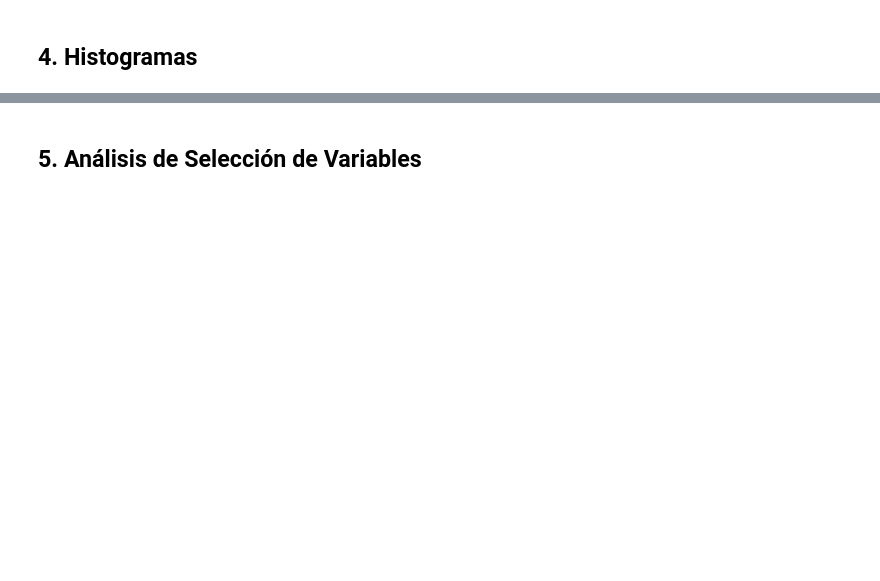
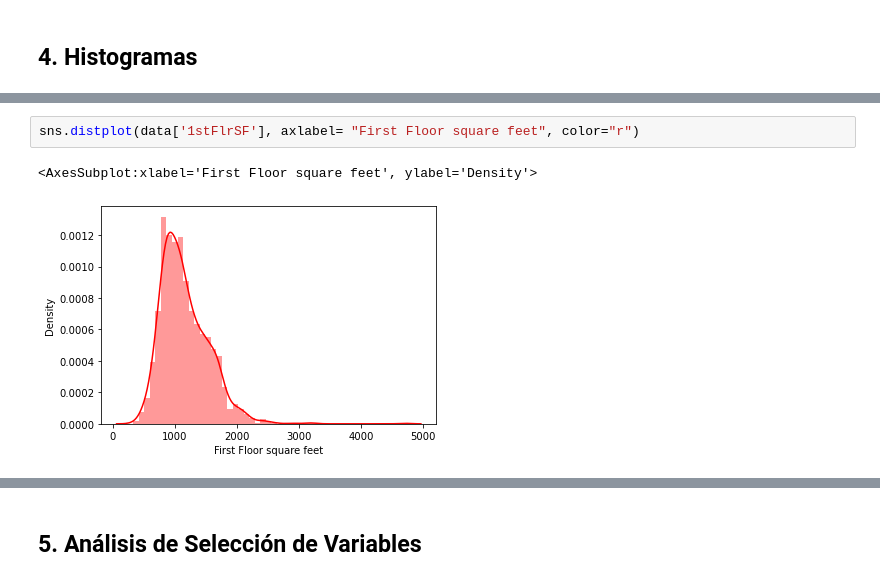
Before and after one commit to andrear17/Proyecto_Final-CDP, a Jupyter notebook: Proyecto_Final.ipynb, the cells around one changed output, grey strips where cells are left out. Saved outputs shown, nothing was run; the diff lists cells and outputs as text; blank space fills up the shorter version.

```diff
--- a/Proyecto_Final.ipynb
+++ b/Proyecto_Final.ipynb
@@ -100,0 +112,5 @@ dtype: float64
+# %%
+sns.distplot(data['1stFlrSF'], axlabel= "First Floor square feet", color="r")
+# %% [output]
+<AxesSubplot:xlabel='First Floor square feet', ylabel='Density'>
+[figure, added]
```
Also changed, not shown: parts of 33 cells of this notebook.
